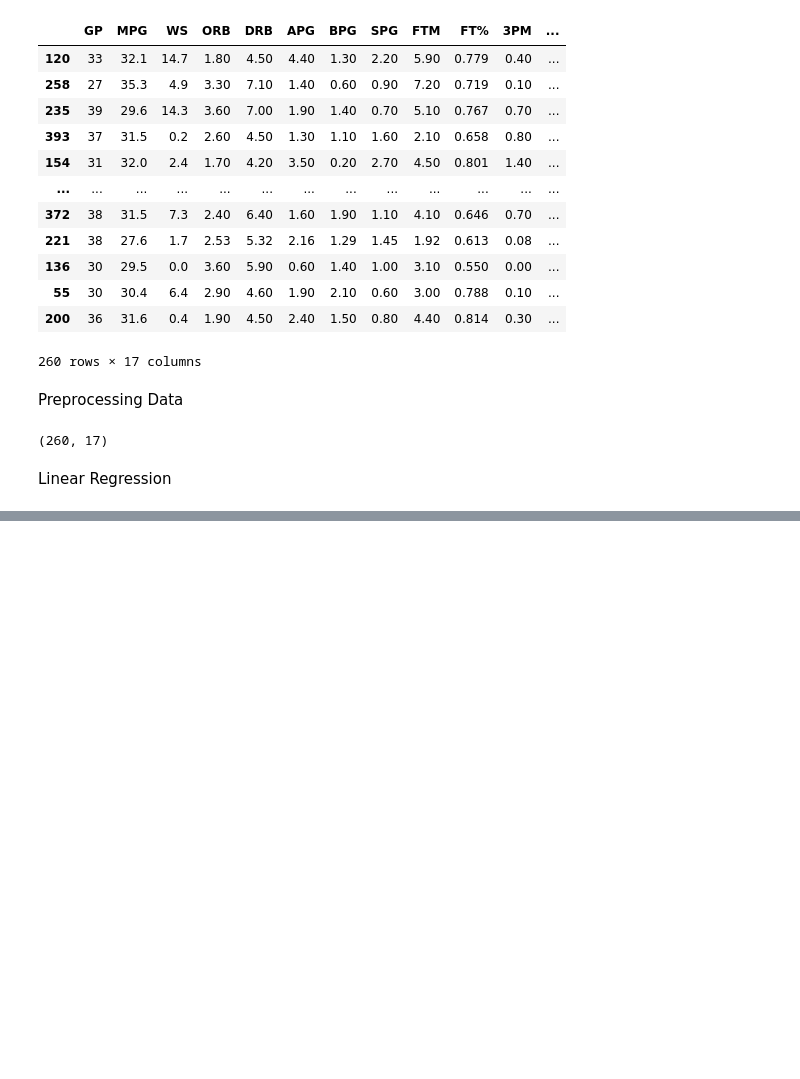
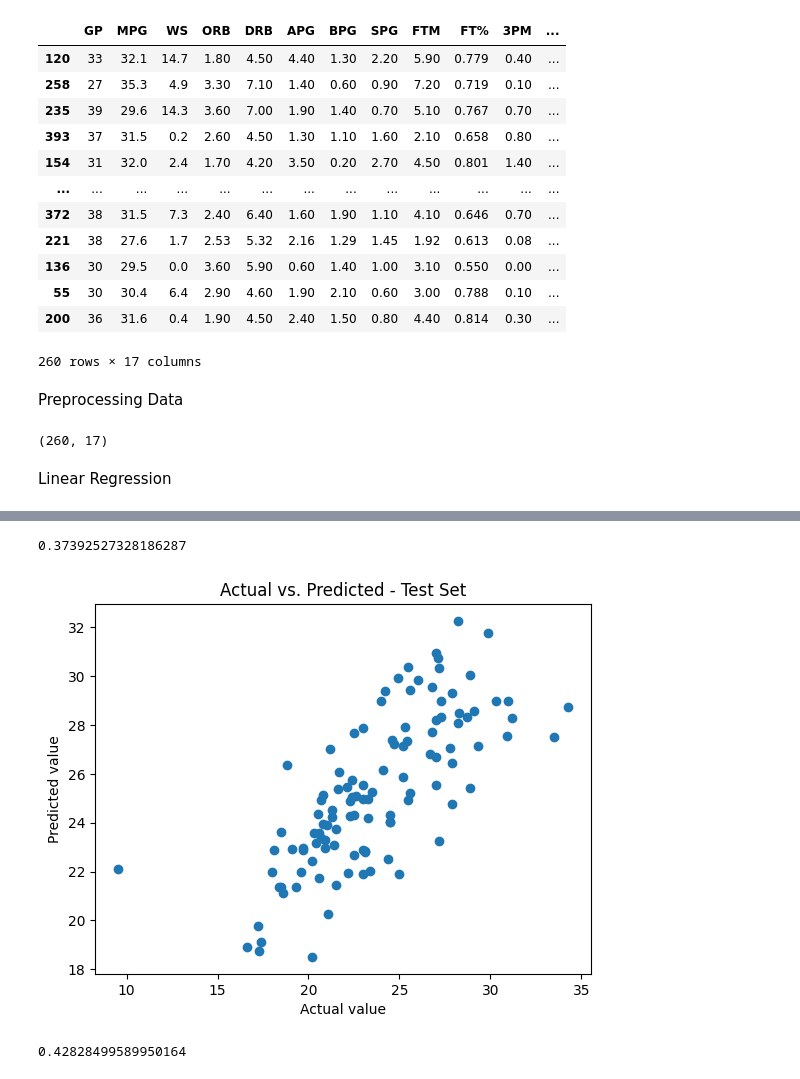
Before and after one commit to hunnain-atif/SYDE522-Final, a Jupyter notebook: SYDE522_Final_Project.ipynb, the cells around one changed output, grey strips where cells are left out. Cells and saved outputs as stored; diff of their text form; code cells hidden in the pictures; blank space fills up the shorter version.

```diff
--- a/SYDE522_Final_Project.ipynb
+++ b/SYDE522_Final_Project.ipynb
@@ -188,0 +170,34 @@ plt.show()
+# %%
+# In order to improve the score for the Linear Regression, Regularization was added using Lasso with provides L1 Regularization
+lasso_model = linear_model.Lasso(alpha=0.07)
+
+# fit the model on the scaled training data
+lasso_model.fit(X_train_scaled, y_train)
+
+# calculate the R^2 score
+lasso_model.score(X_test_scaled, y_test)
+# %% [output]
+0.37392527328186287
+# %%
+# calculate the predicted values for test data
+y_pred_test = lasso_model.predict(X_test_scaled)
+
+# visualize the difference between actual and predicted data using scatter plot
+plt.scatter(y_test, y_pred_test)
+plt.xlabel("Actual value")
+plt.ylabel("Predicted value")
+plt.title("Actual vs. Predicted - Test Set")
+plt.show()
+# %% [output]
+[figure, added]
+# %%
+# In order to further investigate, L2 Regularization was tried using Ridge Model
+ridge_model = linear_model.Ridge(alpha=10)
+
+# fit the model on the scaled training data
+ridge_model.fit(X_train_scaled, y_train)
+
+# calculate the R^2 score
+ridge_model.score(X_test_scaled, y_test)
+# %% [output]
+0.42828499589950164
```
Also changed, not shown: parts of 6 cells of this notebook.
